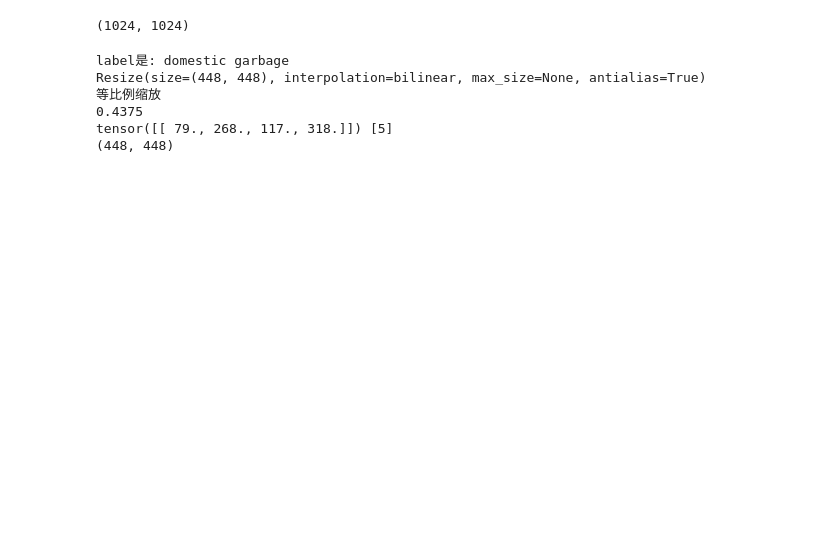
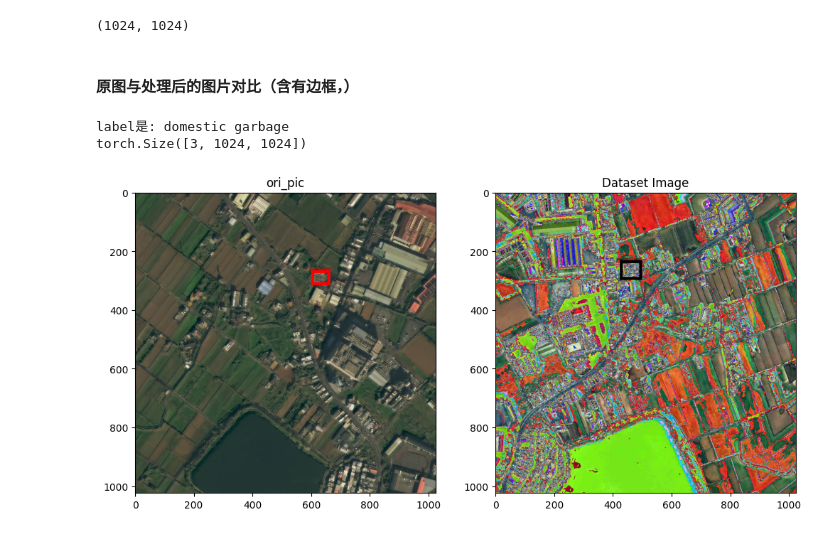
Before and after one commit to fengyan-cn/COMP9444, a Jupyter notebook: project/data_processing.ipynb, the cells around one changed output. Cells and saved outputs as stored; diff of their text form; code cells hidden in the pictures; blank space fills up the shorter version.

```diff
--- a/project/data_processing.ipynb
+++ b/project/data_processing.ipynb
@@ -171,27 +169,47 @@ def label_name(label_num):
-# %%
-transforms = T.Compose([
-    T.transforms.Resize((448, 448)),
-    T.transforms.ToTensor()
-])
-dataset = VOCDataset(root='./dumpsite_data/VOC2012/train', transforms=transforms)
-random_idx = random.randint(0, len(dataset) - 1)
-img, target = dataset[random_idx]
-image = F.to_pil_image(img)
-draw = ImageDraw.Draw(image)
-boxes = target['boxes']
-labels = target['labels']
-for box, label in zip(boxes, labels):
-    xmin, ymin, xmax, ymax = box
-    draw.rectangle([xmin, ymin, xmax, ymax], outline="red")
-    draw.text((xmin - 10, ymin - 10), label_name(label), fill="red")
-print(image.size)
-image.show()
-# %% [output]
-label是: domestic garbage
-Resize(size=(448, 448), interpolation=bilinear, max_size=None, antialias=True)
-等比例缩放
-0.4375
-tensor([[ 79., 268., 117., 318.]]) [5]
-(448, 448)
+# %% [markdown]
+#### 原图与处理后的图片对比（含有边框，）
+# %%
+random_idx = random.randint(0, len(dataset) - 1)
+ori_pic = os.path.join("E:/COMP/COMP9444/project/dumpsite_data/VOC2012/train/JPEGImages", f'{dataset.image_ids[random_idx]}.jpg')
+ori_pic_ann = os.path.join("E:/COMP/COMP9444/project/dumpsite_data/VOC2012/train/Annotations", f"{dataset.image_ids[random_idx]}.xml")
+ori_pic = Image.open(ori_pic)
+tree = ET.parse(ori_pic_ann)
+root = tree.getroot()
+ori_boxes = []
+ori_labels = []
+for bounding_box in root.findall('object'):
+    label = bounding_box.find("name").text
+    ori_labels.append(label)
+    bbox = bounding_box.find("bndbox")
+    xmin = int(bbox.find("xmin").text)
+    ymin = int(bbox.find("ymin").text)
+    xmax = int(bbox.find("xmax").text)
+    ymax = int(bbox.find("ymax").text)
+    box = [xmin, ymin, xmax, ymax]
+    ori_boxes.append(box)
+ori_draw = ImageDraw.Draw(ori_pic)
+for box, label in zip(ori_boxes, ori_labels):
+    xmin, ymin, xmax, ymax = box
+    ori_draw.rectangle([xmin, ymin, xmax, ymax], outline="red", width=10)
+    ori_draw.text((xmin - 10, ymin - 10), label, fill="red")
+img, boxes, labels = dataset[random_idx].values()
+image = unnormalize(img, mean, std).permute(1, 2, 0).numpy()
+image = F.to_pil_image(img)
+draw = ImageDraw.Draw(image)
+for box, label in zip(boxes, labels):
+    xmin, ymin, xmax, ymax = box
+    draw.rectangle([xmin, ymin, xmax, ymax], outline="black", width=10)
+    draw.text((xmin - 10, ymin - 10), label_name(label), fill="black")
+
+fig, (ax1, ax2) = plt.subplots(1, 2, figsize=(12, 6))
+ax1.imshow(ori_pic)
+ax1.set_title('ori_pic')
+ax2.imshow(image)
+ax2.set_title('Dataset Image')
+plt.show()
+# %% [output]
+label是: domestic garbage
+torch.Size([3, 1024, 1024])
+[figure, added]
 # %%
 from torchvision.models.detection import fasterrcnn_resnet50_fpn
```
Also changed, not shown: parts of 14 cells of this notebook.
